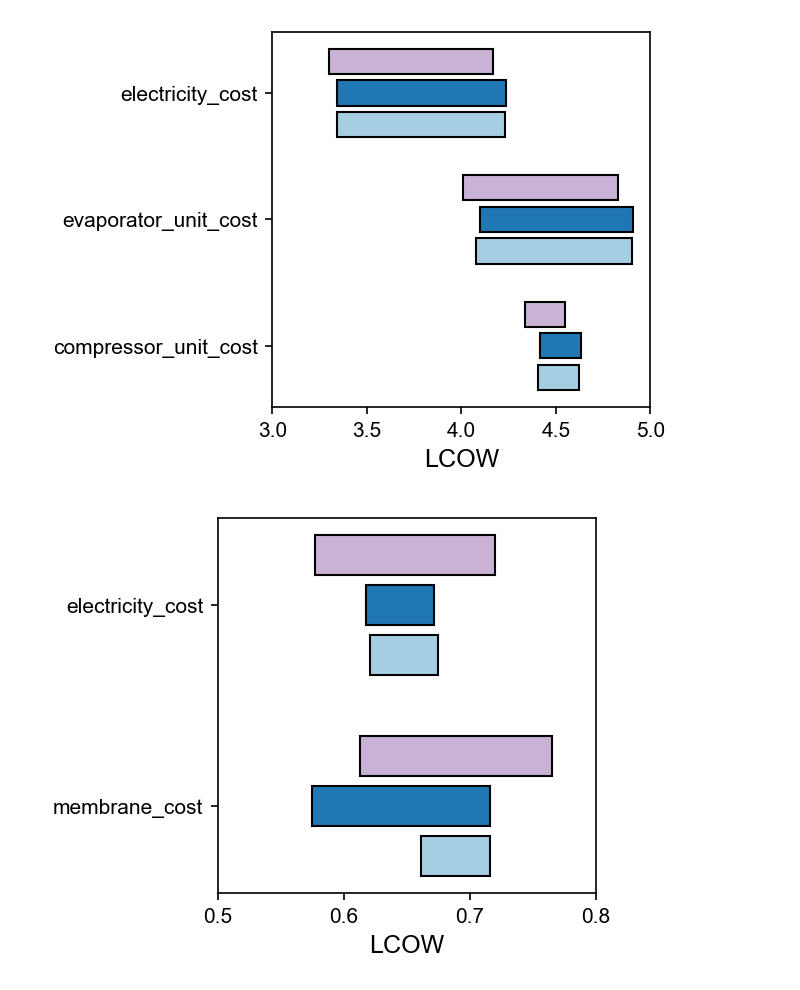
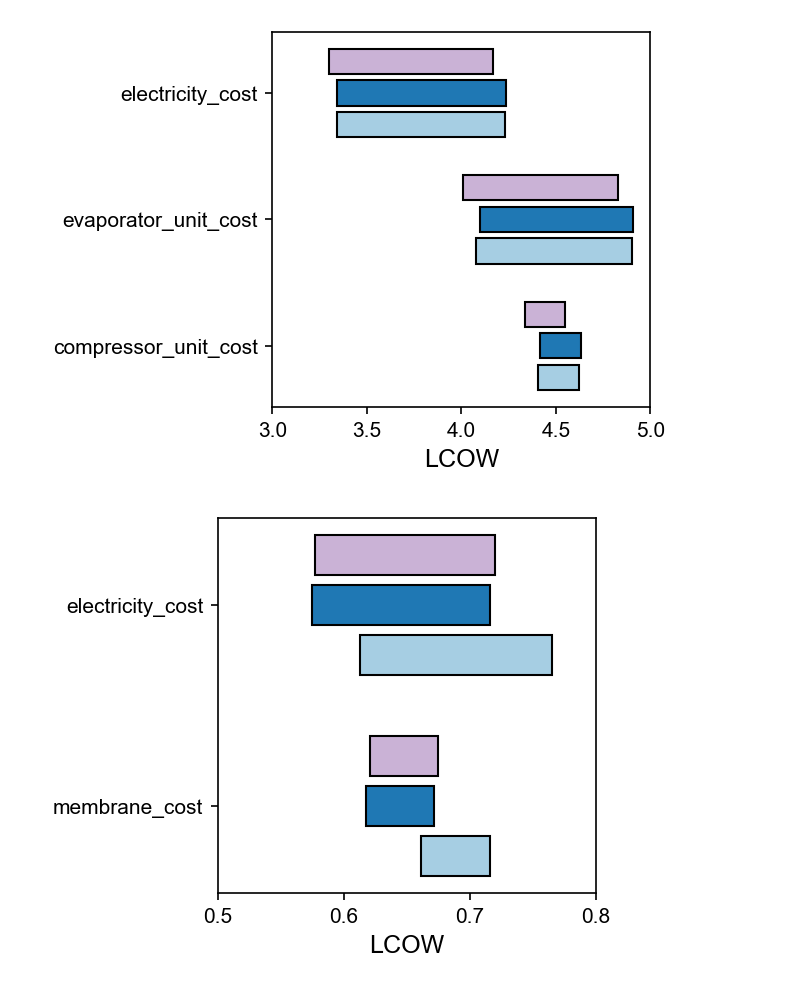
Before and after one commit to savannahsakhai/watertap, a Jupyter notebook: watertap/flowsheets/property_analysis/prop_plots/plotting.ipynb, the cells around one changed output. Drawn from its saved outputs; the diff is of its cells as text; code cells hidden in the pictures.

Commit message:
fixing indices

```diff
--- a/watertap/flowsheets/property_analysis/prop_plots/plotting.ipynb
+++ b/watertap/flowsheets/property_analysis/prop_plots/plotting.ipynb
@@ -332,9 +332,8 @@ LCOW_high = [s1["LCOW"][1], s2["LCOW"][1],
              ]
 
 # New ordered indices based on the new parameter order
-indices_order = [0, 3,
-                 1, 4,
-                 2, 5,]
+indices_order = [0, 2, 4,
+                 1, 3, 5,]
 
 # Reorder LCOW_low and LCOW_high based on the new indices
 # parameters_new = [parameters[i] for i in indices_order]
@@ -364,31 +363,31 @@ color = [dark, mid_light, light,
 
 ]
 
 # y_pos = np.arange(len(parameters))
 
 width = []
 bottom = []
 for low, high in zip(LCOW_low, LCOW_high):
     width.append(abs(high - low))
     bottom.append(min(low, high))
 
 # Loop over each parameter to plot individual bars with unique labels
 for y, w, b, c in zip(y_pos, width, bottom, color):
     fig.plot_bar(
         [y],  # single y position
         [w],  # single width
         bottom=[b],  # single bottom position
         width=0.2,
         vertical=False,
         color=c,
     )
 
 # Additional plot settings
 plt.yticks(base_y_pos, parameters)
 plt.xlim(0.5,0.8)
 plt.xlabel('LCOW')
 plt.gca().invert_yaxis()
 
 plt.savefig("RO_sensitivity", dpi=600, bbox_inches='tight')
 # %% [output]
-[figure, old version]
+[figure, new version]
```
Also changed, not shown: 3 other files.
